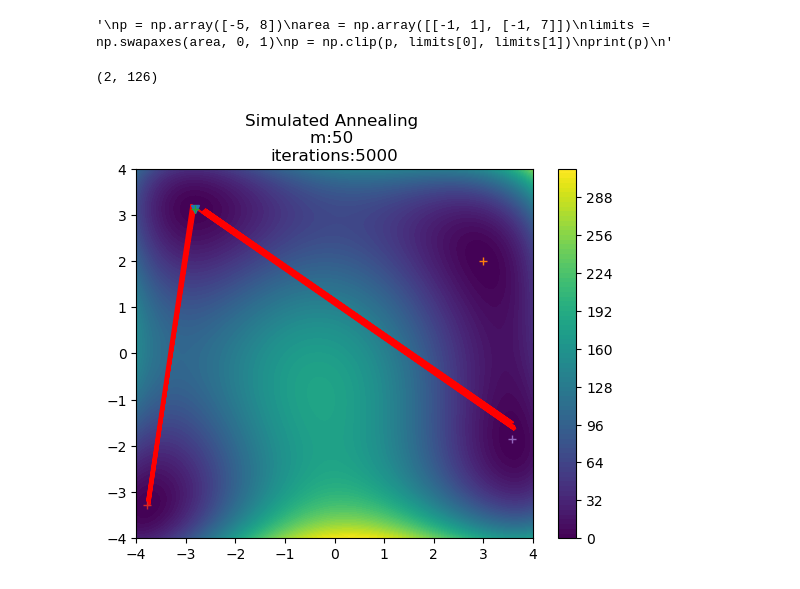
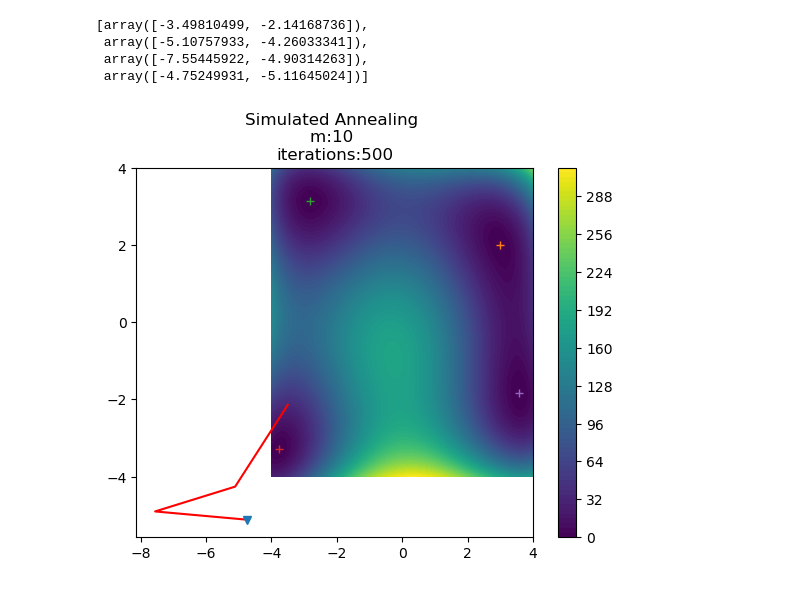
Before and after one commit to thmeier/sapso, a Jupyter notebook: Particle Swarm Optimization.ipynb, the cells around one changed output. Drawn from its saved outputs; the diff is of its cells as text; code cells hidden in the pictures.

```diff
--- a/Particle Swarm Optimization.ipynb
+++ b/Particle Swarm Optimization.ipynb
@@ -21,17 +21,20 @@ class Himmelblau:
         return (x[0]**2 + x[1] - 11)**2 + (x[0] + x[1]**2 - 7)**2
 # %%
 class Particle:
-    def __init__(self, objective, area, a_grp, w):
+    def __init__(self, objective, area, a_ind, a_grp, w):
         self.objective = objective
         self.area = area
         self.limits = np.swapaxes(area, 0, 1)
 
         self.w = w
-        self.a_ind = w * (np.random.rand(area.shape[0]) * 2.0 - np.ones(area.shape[0])) # np.random.rand()
+        self.a_ind = a_ind #w * (np.random.rand(area.shape[0]) * 2.0 - np.ones(area.shape[0])) # np.random.rand()
         self.a_grp = a_grp
 
         self.p = area[:, 0] + np.random.rand(area.shape[0]) * (area[:, 1] - area[:, 0])
-        self.v = np.random.rand(area.shape[0]) * self.w
+
+
+        self.v = np.random.rand(self.area.shape[0]) * 2.0 - np.ones(self.area.shape[0])
+        self.v = self.w * self.v / np.linalg.norm(self.v)
 
         self.p_best = self.p_best_neigh = self.p
 
@@ -40,19 +43,19 @@ class Particle:
 
 
     def update(self, r_grp): #i
-        r_ind = self.w * (np.random.rand(self.area.shape[0]) * 2.0 - np.ones(self.area.shape[0])) # changes every iteration
+        r_ind = np.random.rand() # changes every iteration
 
         self.v = (self.w * self.v
                 + self.a_ind * r_ind * (self.p_best - self.p)
                 + self.a_grp * r_grp * (self.p_best_neigh - self.p)
                 )
 
-        #print(self.v)
-
+        #print("velo:", self.v)
         self.p += self.v
         self.p = np.clip(self.p, self.limits[0], self.limits[1])
 
-        #print(self.p)
+
+        #print("pos:", self.p)
 
     def eval(self):
         f = self.objective(self.p)
@@ -64,14 +67,10 @@ class Particle:
             self.f_best_neigh = f
         return self.p, f
 # %%
-'''
-p = np.array([-5, 8])
-area = np.array([[-1, 1], [-1, 7]])
-limits = np.swapaxes(area, 0, 1)
-p = np.clip(p, limits[0], limits[1])
-print(p)
-'''
+#p = np.array([-5, 8])
+#area = np.array([[-1, 1], [-1, 7]])
+#limits = np.swapaxes(area, 0, 1)
+#p = np.clip(p, limits[0], limits[1])
+#print(p)
-# %% [output]
-'\np = np.array([-5, 8])\narea = np.array([[-1, 1], [-1, 7]])\nlimits = np.swapaxes(area, 0, 1)\np = np.clip(p, limits[0], limits[1])\nprint(p)\n'
 # %%
 def particle_swarm_optimization(m, objective, area, iterations, w):
@@ -104,5 +109,5 @@ def particle_swarm_optimization(m, objective, area, iterations, w):
 # %%
-np.random.seed(1) # randomize seed
+np.random.seed(100) # randomize seed
 
 # define testfunction, objective, area
 test_function = Himmelblau
@@ -111,37 +116,40 @@ objective = test_function.objective
 area = test_function.area
 min = test_function.min
 
-iterations = 5000
-m = 50
-step_size = 0.1
+iterations = 500
+m = 10
+w = 1
 
-p_best, f_best, history = particle_swarm_optimization(m, objective, area, iterations, step_size)
+p_best, f_best, history = particle_swarm_optimization(m, objective, area, iterations, w)
 # %%
-history.shape
+history
 # %% [output]
-(2, 126)
+[array([-3.49810499, -2.14168736]),
+ array([-5.10757933, -4.26033341]),
+ array([-7.55445922, -4.90314263]),
+ array([-4.75249931, -5.11645024])]
 # %%
 resolution = 100
-xlist = np.linspace(area[1, 0], area[1, 1], resolution)
-ylist = np.linspace(area[0, 0], area[0, 1], resolution)
-Y, X = np.meshgrid(xlist, ylist)
+xlist = np.linspace(area[0, 0], area[0, 1], resolution)
+ylist = np.linspace(area[1, 0], area[1, 1], resolution)
+X, Y = np.meshgrid(xlist, ylist)
 I = np.stack([X, Y], axis=-1)
 
 Z = np.zeros((resolution, resolution))
 Z = np.apply_along_axis(objective, -1, I)
 
 fig , ax = plt.subplots(1,1)
 
 cp = ax.contourf(X, Y, Z, levels = 100)
 fig.colorbar(cp) # Add a colorbar to a plot
 ax.plot(history[0], history[1], 'r-')
 ax.plot(p_best[0], p_best[1], 'v')
 for el in min:
     ax.plot(el[0], el[1], '+')
 ax.set_title(f'Simulated Annealing \nm:{m} \niterations:{iterations}')
 plt.show()
 # %% [output]
-[figure, old version]
+[figure, new version]
 # %%
 p_best,f_best
 # %% [output]
```
Also changed, not shown: parts of 3 cells of this notebook, 1 other file.
